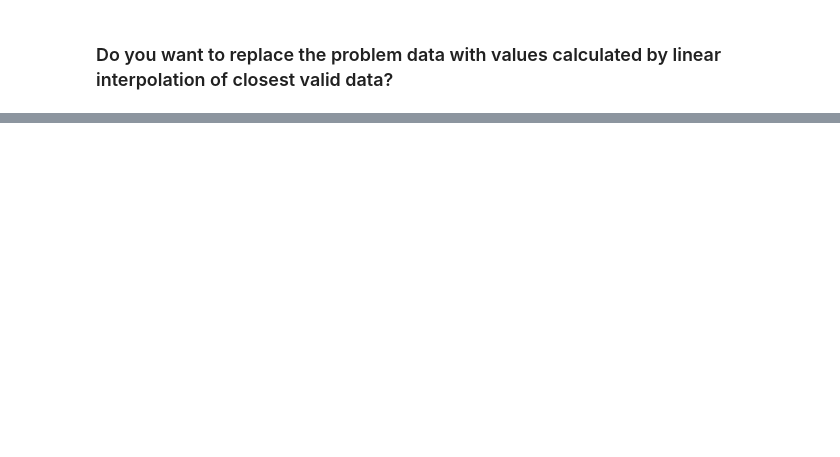
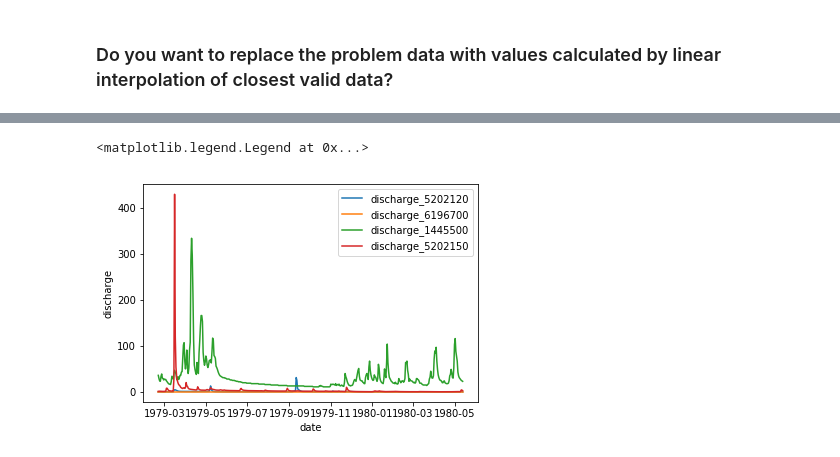
Before and after one commit to eWaterCycle/hydro-analyses, a Jupyter notebook: grdc_explore/grdc_explore.ipynb, the cells around one changed output, grey strips where cells are left out. Drawn from its saved outputs; the diff is of its cells as text; code cells hidden in the pictures; blank space fills up the shorter version.

```diff
--- a/grdc_explore/grdc_explore.ipynb
+++ b/grdc_explore/grdc_explore.ipynb
@@ -18,7 +18,7 @@ Specify the folder containing the GRDC daily datafiles and the station IDs of in
 my_grdc_folder = ".\GRDCdat_day"
 # Use the line above if you started this notebook in a folder that contains the subfolder 'GRDCdat_day'
 # my_grdc_folder = "D:\sbranchett\Jerom\GRDCdat_day"
-# my_stations = ["mytest", 6196700, 1445500, 5202150]
+my_stations = [5202120, 6196700, 1445500, 5202150]
 # %%
 # collect the GRDC data for the specified stations
 grdc_dataframes = {}
@@ -179,0 +144,16 @@ date
+# %%
+# plot the cleaned up series
+
+if (interpolate):
+    series_to_plot = interpolated
+else:
+    series_to_plot = series_combined
+
+plt.plot(series_to_plot)
+
+plt.xlabel('date')
+plt.ylabel('discharge')
+plt.legend(series_to_plot.columns, loc='upper right')
+# %% [output]
+<matplotlib.legend.Legend at 0x...>
+[figure, added]
```
Also changed, not shown: parts of 10 cells of this notebook, 2 other files.
